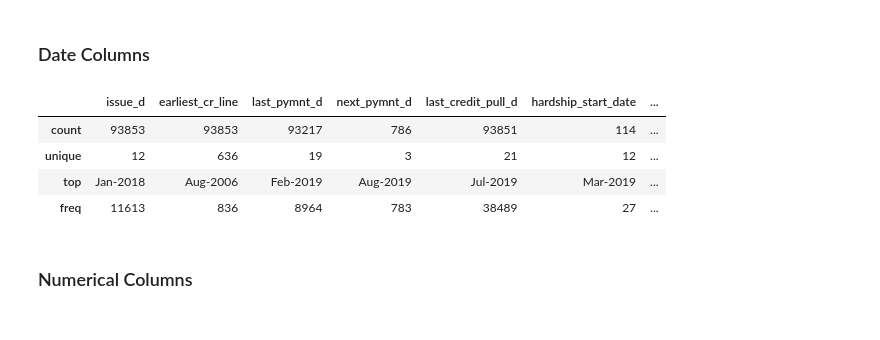
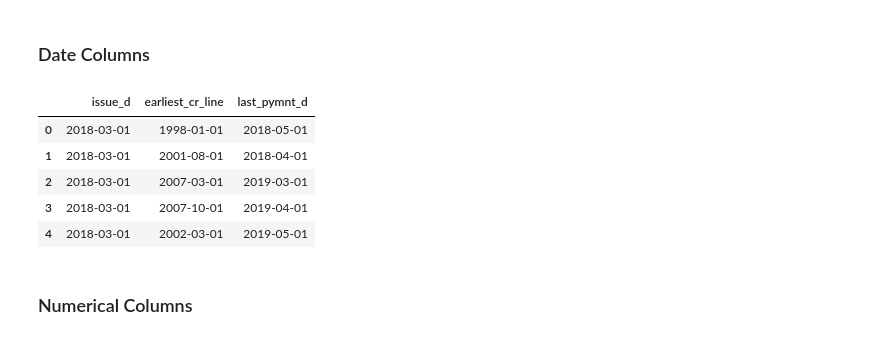
Before and after one commit to nphan20181/Loan-Default-Prediction, a Jupyter notebook: loan_data_wrangling.ipynb, the cells around one changed output. Saved outputs shown, nothing was run; the diff lists cells and outputs as text; code cells hidden in the pictures.

```diff
--- a/loan_data_wrangling.ipynb
+++ b/loan_data_wrangling.ipynb
@@ -68,16 +86,20 @@ memory usage: 97.4+ MB
 # %% [markdown]
 ### Date Columns
-# %%
-date_cols = ['issue_d', 'earliest_cr_line', 'last_pymnt_d', 'next_pymnt_d', 'last_credit_pull_d',
-             'hardship_start_date', 'hardship_end_date', 'payment_plan_start_date',
-             'debt_settlement_flag_date', 'settlement_date']
-df[date_cols].describe()
-# %% [output]
-|  | issue_d | earliest_cr_line | last_pymnt_d | next_pymnt_d | last_credit_pull_d | hardship_start_date | ... |
-| count | 93853 | 93853 | 93217 | 786 | 93851 | 114 | ... |
-| unique | 12 | 636 | 19 | 3 | 21 | 12 | ... |
-| top | Jan-2018 | Aug-2006 | Feb-2019 | Aug-2019 | Jul-2019 | Mar-2019 | ... |
-| freq | 11613 | 836 | 8964 | 783 | 38489 | 27 | ... |
+# %%
+date_cols = ['issue_d', 'earliest_cr_line', 'last_pymnt_d']
+
+# convert to date type
+for d in date_cols:
+    df[d] = pd.to_datetime(df[d])
+
+df[date_cols].head()
+# %% [output]
+|  | issue_d | earliest_cr_line | last_pymnt_d |
+| 0 | 2018-03-01 | 1998-01-01 | 2018-05-01 |
+| 1 | 2018-03-01 | 2001-08-01 | 2018-04-01 |
+| 2 | 2018-03-01 | 2007-03-01 | 2019-03-01 |
+| 3 | 2018-03-01 | 2007-10-01 | 2019-04-01 |
+| 4 | 2018-03-01 | 2002-03-01 | 2019-05-01 |
 # %% [markdown]
 ### Numerical Columns
 # %%
```
Also changed, not shown: parts of 56 cells of this notebook.
